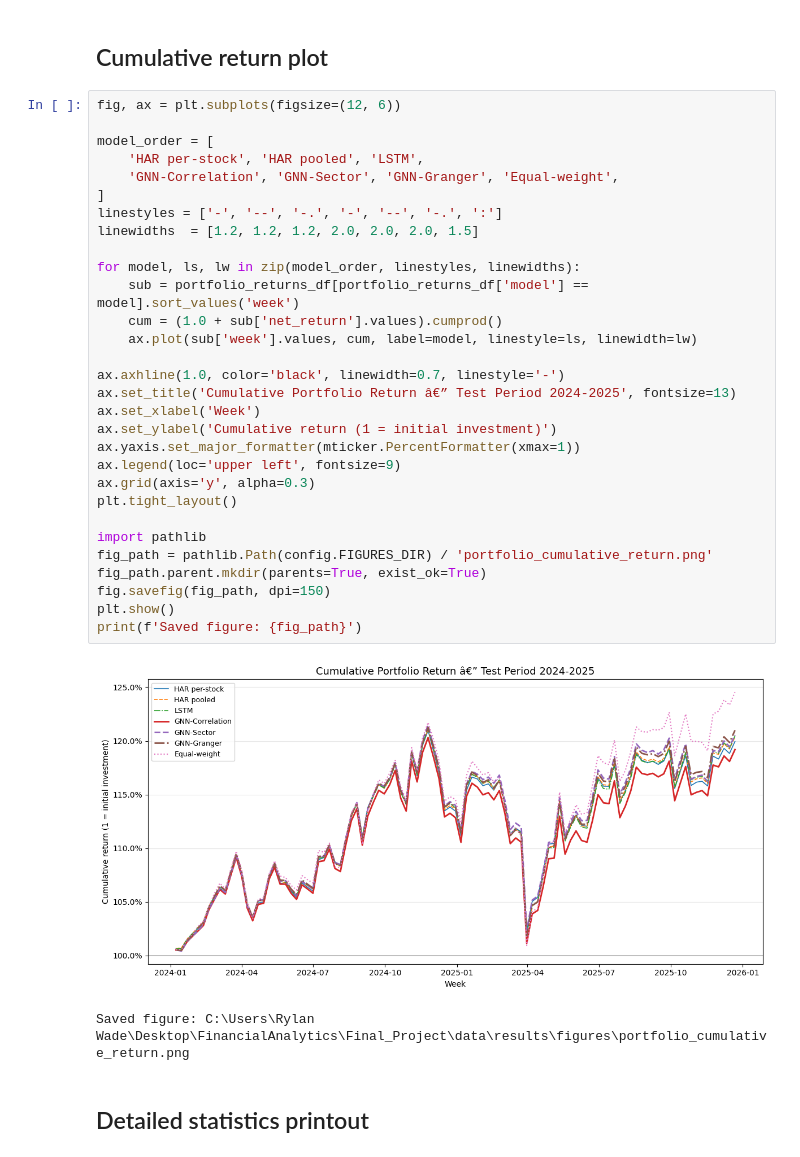
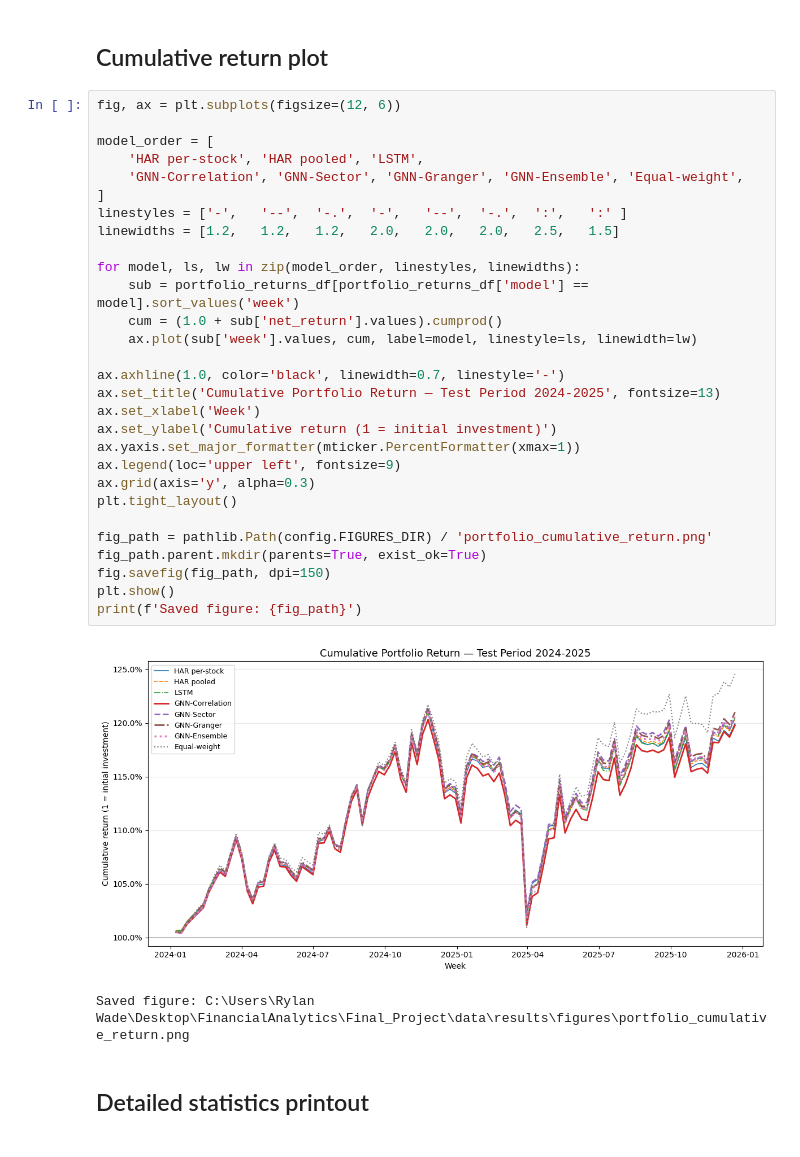
Before and after one commit to waderylan/sp500-gnn, a Jupyter notebook: notebooks/06_portfolio.ipynb, the cells around one changed output. Saved outputs shown, nothing was run; the diff lists cells and outputs as text.

```diff
--- a/notebooks/06_portfolio.ipynb
+++ b/notebooks/06_portfolio.ipynb
@@ -76,35 +94,34 @@ display(display_table)
 # %%
 fig, ax = plt.subplots(figsize=(12, 6))
 
 model_order = [
     'HAR per-stock', 'HAR pooled', 'LSTM',
-    'GNN-Correlation', 'GNN-Sector', 'GNN-Granger', 'Equal-weight',
+    'GNN-Correlation', 'GNN-Sector', 'GNN-Granger', 'GNN-Ensemble', 'Equal-weight',
 ]
-linestyles = ['-', '--', '-.', '-', '--', '-.', ':']
-linewidths  = [1.2, 1.2, 1.2, 2.0, 2.0, 2.0, 1.5]
+linestyles = ['-',   '--',  '-.',  '-',   '--',  '-.',  ':',   ':' ]
+linewidths = [1.2,   1.2,   1.2,   2.0,   2.0,   2.0,   2.5,   1.5]
 
 for model, ls, lw in zip(model_order, linestyles, linewidths):
     sub = portfolio_returns_df[portfolio_returns_df['model'] == model].sort_values('week')
     cum = (1.0 + sub['net_return'].values).cumprod()
     ax.plot(sub['week'].values, cum, label=model, linestyle=ls, linewidth=lw)
 
 ax.axhline(1.0, color='black', linewidth=0.7, linestyle='-')
-ax.set_title('Cumulative Portfolio Return â€” Test Period 2024-2025', fontsize=13)
+ax.set_title('Cumulative Portfolio Return — Test Period 2024-2025', fontsize=13)
 ax.set_xlabel('Week')
 ax.set_ylabel('Cumulative return (1 = initial investment)')
 ax.yaxis.set_major_formatter(mticker.PercentFormatter(xmax=1))
 ax.legend(loc='upper left', fontsize=9)
 ax.grid(axis='y', alpha=0.3)
 plt.tight_layout()
 
-import pathlib
 fig_path = pathlib.Path(config.FIGURES_DIR) / 'portfolio_cumulative_return.png'
 fig_path.parent.mkdir(parents=True, exist_ok=True)
 fig.savefig(fig_path, dpi=150)
 plt.show()
 print(f'Saved figure: {fig_path}')
 # %% [output]
-[figure, old version]
+[figure, new version]
 Saved figure: C:\Users\Rylan Wade\Desktop\FinancialAnalytics\Final_Project\data\results\figures\portfolio_cumulative_return.png
 # %% [markdown]
 ## Detailed statistics printout
```
Also changed, not shown: parts of 10 cells of this notebook, 5 other files.
